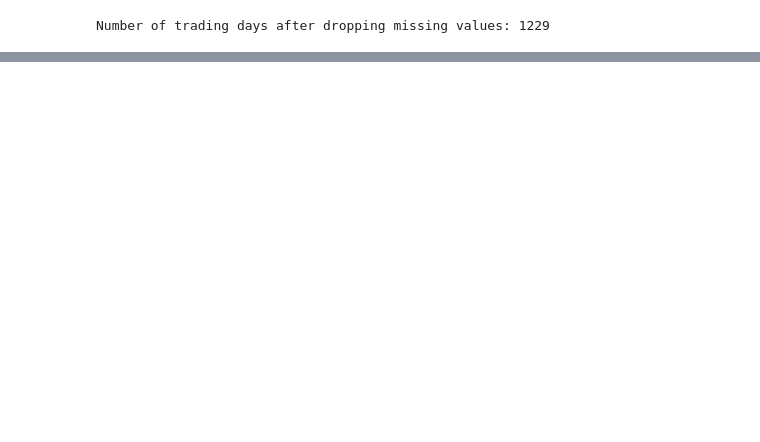
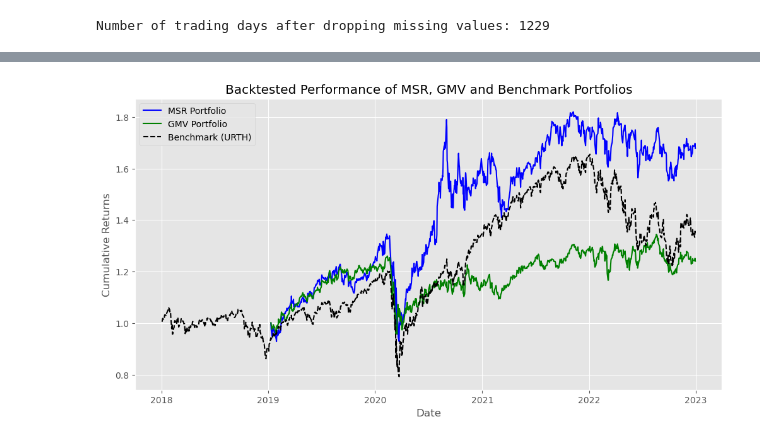
Before and after one commit to George-Dros/Portfolio_Optimization, a Jupyter notebook: Main.ipynb, the cells around one changed output, grey strips where cells are left out. Drawn from its saved outputs; the diff is of its cells as text; code cells hidden in the pictures; blank space fills up the shorter version.

```diff
--- a/Main.ipynb
+++ b/Main.ipynb
@@ -198,0 +215,21 @@ plt.show()
+# %%
+window = 252  # 1 years of daily data
+periods_per_year = 252  # Annualization factor for daily data
+risk_free_rate = 0.03  # Annual risk-free rate
+
+
+# Calculate rolling weights for MSR and GMV
+msr_weights = f.rolling_portfolio_weights(returns, window, portfolio_type="msr", risk_free_rate=risk_free_rate, periods_per_year=periods_per_year)
+gmv_weights = f.rolling_portfolio_weights(returns, window, portfolio_type="gmv", periods_per_year=periods_per_year)
+# %%
+# Calculate portfolio returns by applying the weights to the asset returns
+msr_returns = (msr_weights * returns.loc[msr_weights.index]).sum(axis=1)
+gmv_returns = (gmv_weights * returns.loc[gmv_weights.index]).sum(axis=1)
+
+
+# Combine the returns into a single DataFrame for comparison
+portfolio_returns = pd.DataFrame({
+    "MSR Portfolio": msr_returns,
+    "GMV Portfolio": gmv_returns,
+    "Benchmark Portfolio": benchmark_returns
+})
@@ -198,0 +253,22 @@ plt.show()
+# %%
+# Calculate cumulative returns for both portfolios
+msr_cumulative_returns = (1 + msr_returns).cumprod()
+gmv_cumulative_returns = (1 + gmv_returns).cumprod()
+
+#Calculate cumulative returns for the benchmark
+benchmark_cumulative_returns = (1 + benchmark_returns).cumprod()
+
+# Plot cumulative returns for MSR, GMV and Benchmark portfolios
+import matplotlib.pyplot as plt
+
+plt.figure(figsize=(12, 6))
+plt.plot(msr_cumulative_returns, label='MSR Portfolio', color='blue')
+plt.plot(gmv_cumulative_returns, label='GMV Portfolio', color='green')
+plt.plot(benchmark_cumulative_returns, label='Benchmark (URTH)', color='black', linestyle="--")
+plt.xlabel('Date')
+plt.ylabel('Cumulative Returns')
+plt.legend()
+plt.title('Backtested Performance of MSR, GMV and Benchmark Portfolios')
+plt.show()
+# %% [output]
+[figure, added]
```
Also changed, not shown: parts of 18 cells of this notebook.
